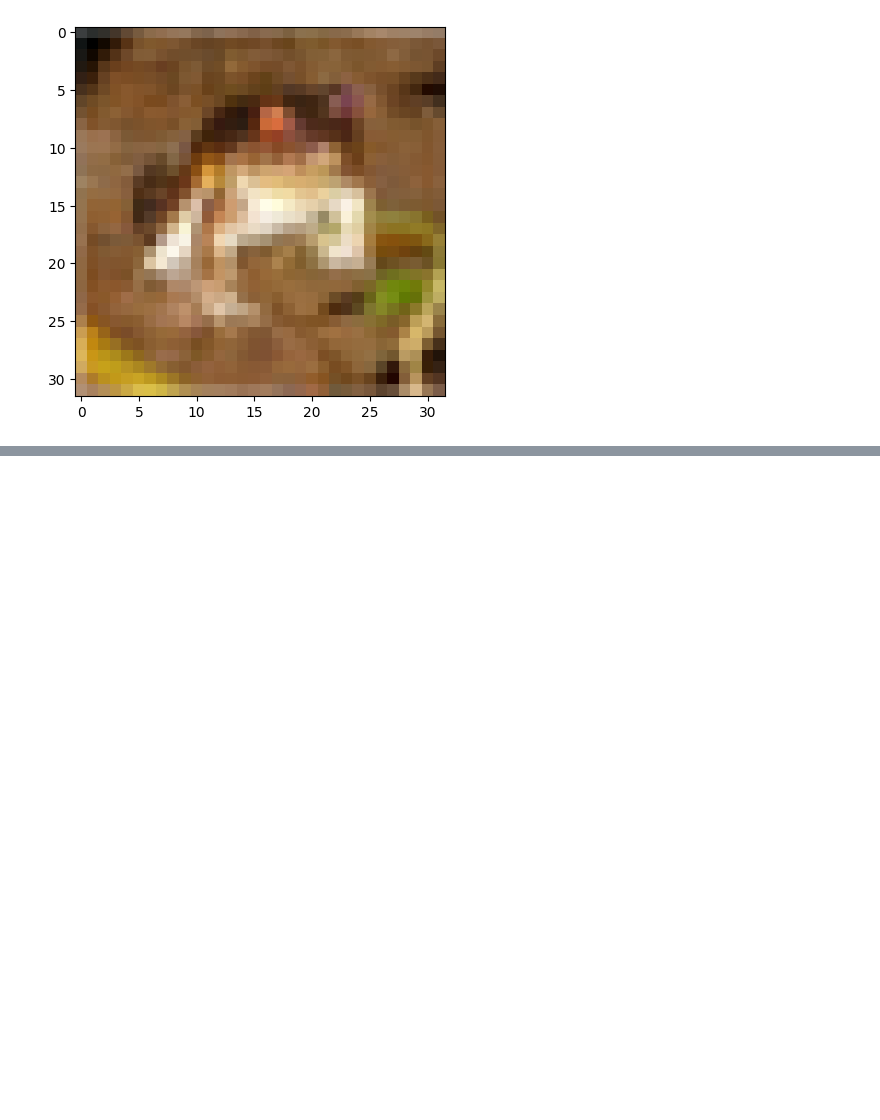
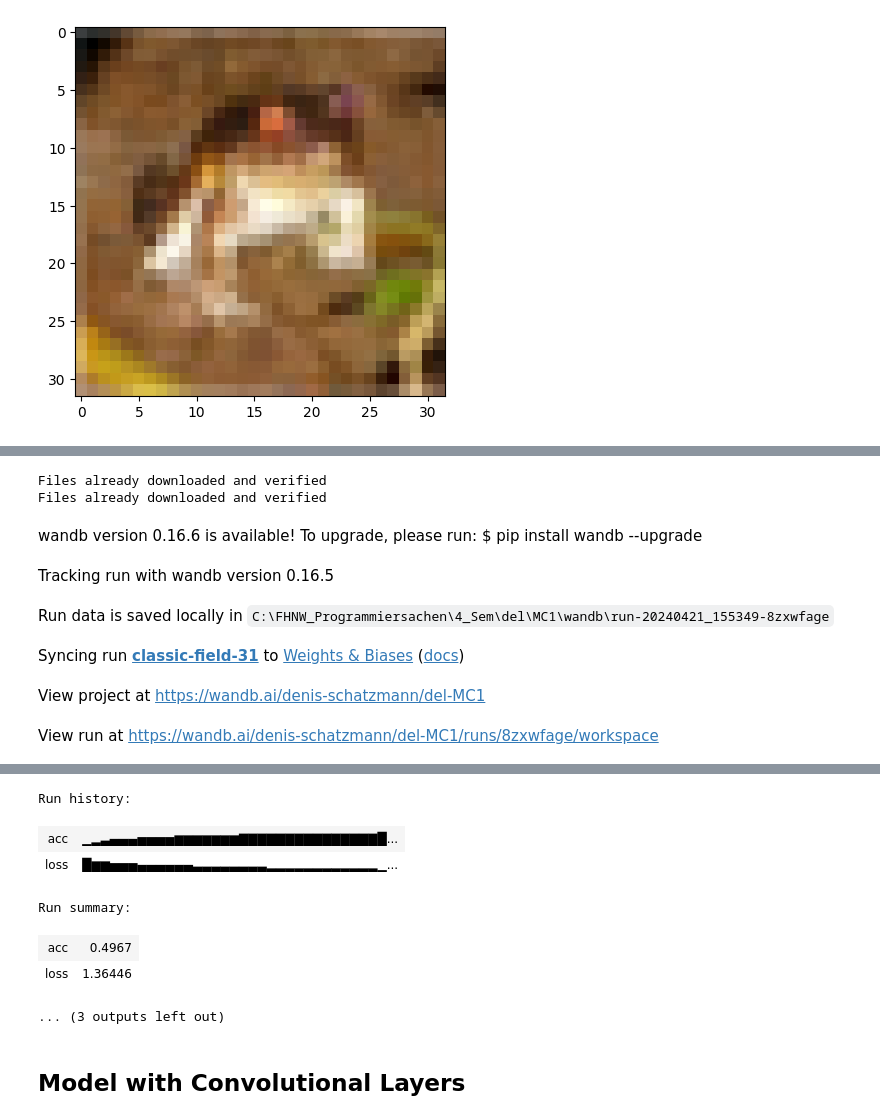
Before and after one commit to staldenhoefler/del, a Jupyter notebook: MC1/MC1.ipynb, the cells around one changed output, grey strips where cells are left out. Saved outputs shown, nothing was run; the diff lists cells and outputs as text; code cells hidden in the pictures; blank space fills up the shorter version.

Commit message:
Base Models

```diff
--- a/MC1/MC1.ipynb
+++ b/MC1/MC1.ipynb
@@ -149,0 +282,19 @@ plt.imshow(training_data.data[0])
+# %%
+def prepare_data(batch_size):
+    training_data = datasets.CIFAR10(
+        root="data",
+        train=True,
+        download=True,
+        transform=ToTensor()
+    )
+
+    test_data = datasets.CIFAR10(
+        root="data",
+        train=False,
+        download=True,
+        transform=ToTensor()
+    )
+
+    train_dataloader = DataLoader(training_data, batch_size=batch_size, shuffle=True, num_workers=3)
+    test_loader = DataLoader(test_data, batch_size=batch_size, shuffle=True, num_workers=3)
+    return train_dataloader, test_loader
@@ -149,0 +369,38 @@ plt.imshow(training_data.data[0])
+# %%
+import torch.nn as nn
+import torch.nn.functional as F
+import torch.optim as optim
+
+class BaseModel(nn.Module):
+    def __init__(self):
+        super(BaseModel, self).__init__()
+        self.fc1 = nn.Linear(3072, 120)
+        self.fc2 = nn.Linear(120, 10)
+
+    def forward(self, x):
+        x = torch.flatten(x, 1) # flatten all dimensions except batch
+        x = F.relu(self.fc1(x))
+        x = self.fc2(x)
+        return x
+
+batch_size = 16
+learning_rate = 0.001
+epochs = 50
+
+# Loss function
+criterion = nn.CrossEntropyLoss()
+
+# Optimizer
+baseModel = BaseModel().to(device)
+optimizer = optim.SGD(baseModel.parameters(), lr=learning_rate)
+
+model = run_model(baseModel, criterion, optimizer, batch_size, epochs, "MLP", 2)
+# %% [output]
+Files already downloaded and verified
+Files already downloaded and verified
+wandb version 0.16.6 is available! To upgrade, please run: $ pip install wandb --upgrade
+Tracking run with wandb version 0.16.5
+Run data is saved locally in C:\FHNW_Programmiersachen\4_Sem\del\MC1\wandb\run-20240421_155349-8zxwfage
+Syncing run classic-field-31 to Weights & Biases (docs)
+View project at https://wandb.ai/denis-schatzmann/del-MC1
+View run at https://wandb.ai/denis-schatzmann/del-MC1/runs/8zxwfage/workspace
@@ -149,0 +424,9 @@ plt.imshow(training_data.data[0])
+Run history:
+| acc | ▁▂▃▄▄▄▅▅▅▅▆▆▆▆▆▆▆▇▇▇▇▇▇▇▇▇▇▇▇▇▇▇█... |
+| loss | █▆▆▅▅▅▄▄▄▄▄▄▃▃▃▃▃▃▃▃▂▂▂▂▂▂▂▂▂▂▂▂▁... |
+Run summary:
+| acc | 0.4967 |
+| loss | 1.36446 |
+... (3 outputs left out)
+# %% [markdown]
+## Model with Convolutional Layers
```
Also changed, not shown: parts of 19 cells of this notebook.
